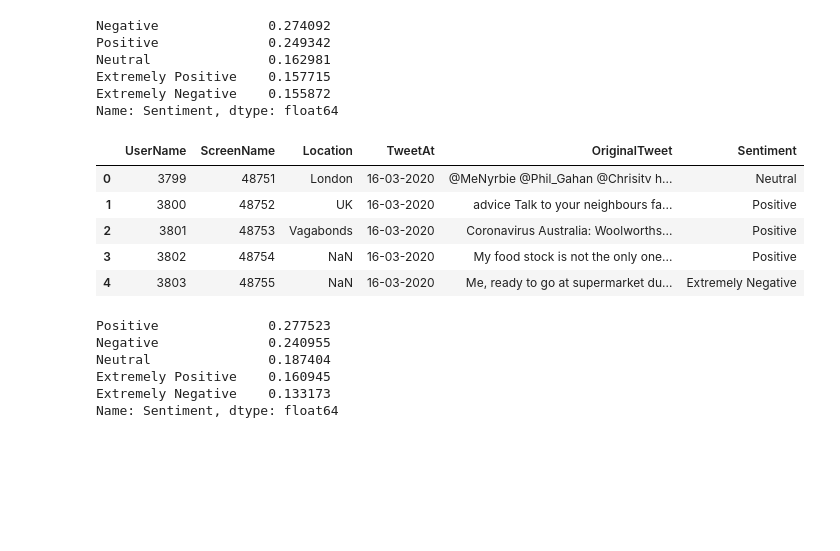
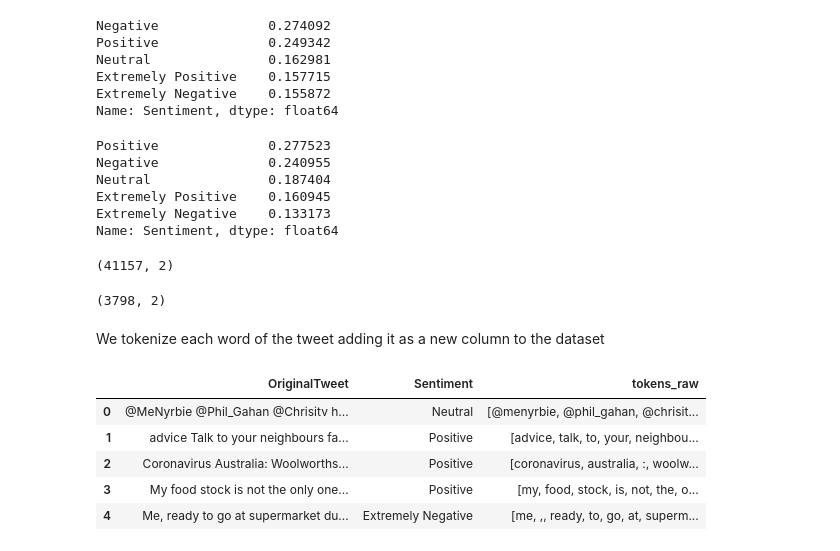
Before and after one commit to Asianspinmaster/cs39aa_project, a Jupyter notebook: project_part1.ipynb, the cells around one changed output. Drawn from its saved outputs; the diff is of its cells as text; code cells hidden in the pictures; blank space fills up the shorter version.

```diff
--- a/project_part1.ipynb
+++ b/project_part1.ipynb
@@ -59,15 +43,6 @@ Neutral               0.162981
 Extremely Positive    0.157715
 Extremely Negative    0.155872
 Name: Sentiment, dtype: float64
-# %%
-train_data.head()
-# %% [output]
-|  | UserName | ScreenName | Location | TweetAt | OriginalTweet | Sentiment |
-| 0 | 3799 | 48751 | London | 16-03-2020 | @MeNyrbie @Phil_Gahan @Chrisitv h... | Neutral |
-| 1 | 3800 | 48752 | UK | 16-03-2020 | advice Talk to your neighbours fa... | Positive |
-| 2 | 3801 | 48753 | Vagabonds | 16-03-2020 | Coronavirus Australia: Woolworths... | Positive |
-| 3 | 3802 | 48754 | NaN | 16-03-2020 | My food stock is not the only one... | Positive |
-| 4 | 3803 | 48755 | NaN | 16-03-2020 | Me, ready to go at supermarket du... | Extremely Negative |
 # %%
 train_data.Sentiment.value_counts(normalize = True)
 # %% [output]
@@ -77,3 +52,25 @@ Neutral               0.187404
 Extremely Positive    0.160945
 Extremely Negative    0.133173
 Name: Sentiment, dtype: float64
+# %%
+train_data.shape
+# %% [output]
+(41157, 2)
+# %%
+test_data.shape
+# %% [output]
+(3798, 2)
+# %% [markdown]
+We tokenize each word of the tweet adding it as a new column to the dataset
+# %%
+from nltk.tokenize import TweetTokenizer
+tk = TweetTokenizer()
+train_data['tokens_raw'] = train_data['OriginalTweet'].apply(lambda x: tk.tokenize(x.lower()))
+train_data.head()
+# %% [output]
+|  | OriginalTweet | Sentiment | tokens_raw |
+| 0 | @MeNyrbie @Phil_Gahan @Chrisitv h... | Neutral | [@menyrbie, @phil_gahan, @chrisit... |
+| 1 | advice Talk to your neighbours fa... | Positive | [advice, talk, to, your, neighbou... |
+| 2 | Coronavirus Australia: Woolworths... | Positive | [coronavirus, australia, :, woolw... |
+| 3 | My food stock is not the only one... | Positive | [my, food, stock, is, not, the, o... |
+| 4 | Me, ready to go at supermarket du... | Extremely Negative | [me, ,, ready, to, go, at, superm... |
```
Also changed, not shown: parts of 27 cells of this notebook.
